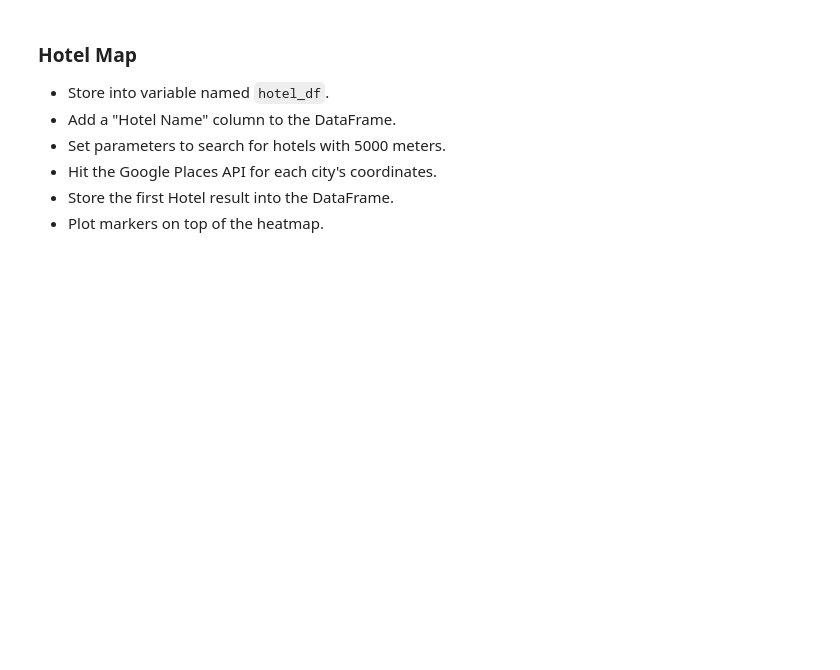
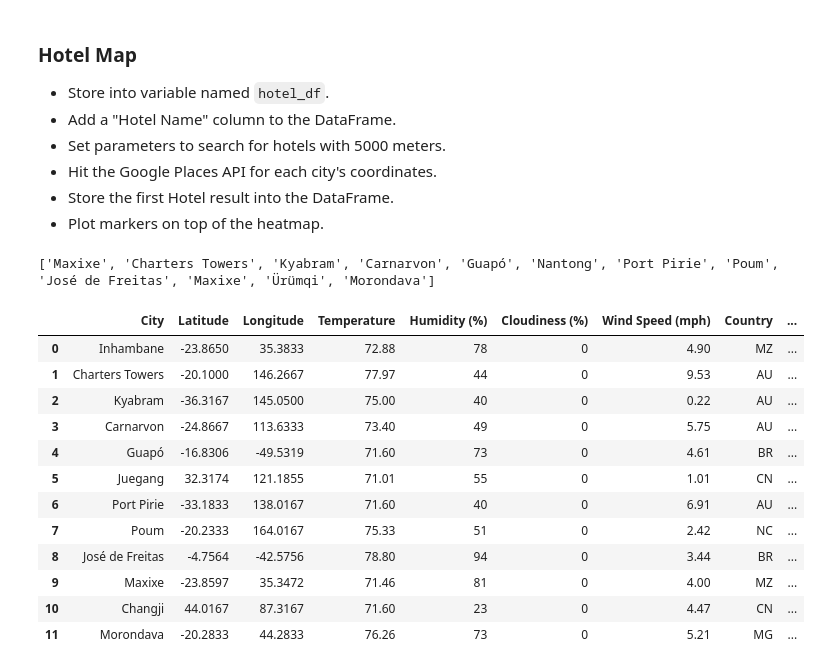
Before and after one commit to aebowden36/python-api-challenge, a Jupyter notebook: VacationPy.ipynb, the cells around one changed output. Saved outputs shown, nothing was run; the diff lists cells and outputs as text; code cells hidden in the pictures; blank space fills up the shorter version.

Commit message:
got hotels

```diff
--- a/VacationPy.ipynb
+++ b/VacationPy.ipynb
@@ -62,3 +63,9 @@ fig
 ### Create new DataFrame fitting weather criteria
 * Narrow down the cities to fit weather conditions.
 * Drop any rows will null values.
+# %%
+ideal_weather_df = weather_data_df.loc[(weather_data_df['Temperature']>=70) & (weather_data_df['Temperature']<=80) & (weather_data_df['Wind Speed (mph)'] < 10) & (weather_data_df['Cloudiness (%)'] == 0), :]
+ideal_weather_df = ideal_weather_df.dropna(how='any')
+ideal_weather_df.reset_index(inplace=True)
+del ideal_weather_df['index']
+ideal_weather_df.head()
@@ -70,6 +84,47 @@ fig
 * Hit the Google Places API for each city's coordinates.
 * Store the first Hotel result into the DataFrame.
 * Plot markers on top of the heatmap.
+# %%
+url = "https://maps.googleapis.com/maps/api/place/nearbysearch/json"
+
+
+hotel_list = []
+
+for x in range(len(ideal_weather_df)):
+    lat = ideal_weather_df.loc[x]['Latitude']
+    lng = ideal_weather_df.loc[x]['Longitude']
+
+    params = {'location':f'{lat},{lng}',
+          'radius':5000,
+          'types':'hotel',
+          'key': g_key}
+
+    response = requests.get(url, params=params).json()
+    try:
+        hotel_list.append(response['results'][0]['name'])
+    except:
+        pass
+print(hotel_list)
+# %% [output]
+['Maxixe', 'Charters Towers', 'Kyabram', 'Carnarvon', 'Guapó', 'Nantong', 'Port Pirie', 'Poum', 'José de Freitas', 'Maxixe', 'Ürümqi', 'Morondava']
+# %%
+ideal_weather_df['Hotel Name'] = hotel_list
+hotel_df = ideal_weather_df.dropna(how='any')
+hotel_df
+# %% [output]
+|  | City | Latitude | Longitude | Temperature | Humidity (%) | Cloudiness (%) | Wind Speed (mph) | Country | ... |
+| 0 | Inhambane | -23.8650 | 35.3833 | 72.88 | 78 | 0 | 4.90 | MZ | ... |
+| 1 | Charters Towers | -20.1000 | 146.2667 | 77.97 | 44 | 0 | 9.53 | AU | ... |
+| 2 | Kyabram | -36.3167 | 145.0500 | 75.00 | 40 | 0 | 0.22 | AU | ... |
+| 3 | Carnarvon | -24.8667 | 113.6333 | 73.40 | 49 | 0 | 5.75 | AU | ... |
+| 4 | Guapó | -16.8306 | -49.5319 | 71.60 | 73 | 0 | 4.61 | BR | ... |
+| 5 | Juegang | 32.3174 | 121.1855 | 71.01 | 55 | 0 | 1.01 | CN | ... |
+| 6 | Port Pirie | -33.1833 | 138.0167 | 71.60 | 40 | 0 | 6.91 | AU | ... |
+| 7 | Poum | -20.2333 | 164.0167 | 75.33 | 51 | 0 | 2.42 | NC | ... |
+| 8 | José de Freitas | -4.7564 | -42.5756 | 78.80 | 94 | 0 | 3.44 | BR | ... |
+| 9 | Maxixe | -23.8597 | 35.3472 | 71.46 | 81 | 0 | 4.00 | MZ | ... |
+| 10 | Changji | 44.0167 | 87.3167 | 71.60 | 23 | 0 | 4.47 | CN | ... |
+| 11 | Morondava | -20.2833 | 44.2833 | 76.26 | 73 | 0 | 5.21 | MG | ... |
 # %%
 # NOTE: Do not change any of the code in this cell
 
```
Also changed, not shown: parts of 5 cells of this notebook, 1 other file.
